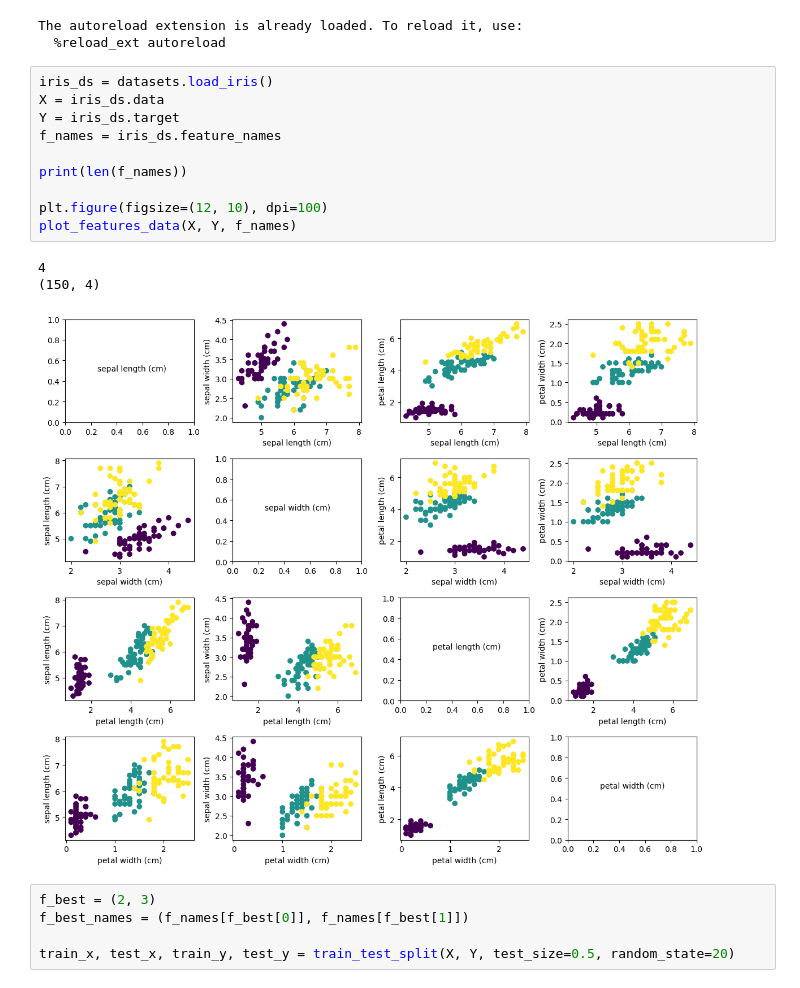
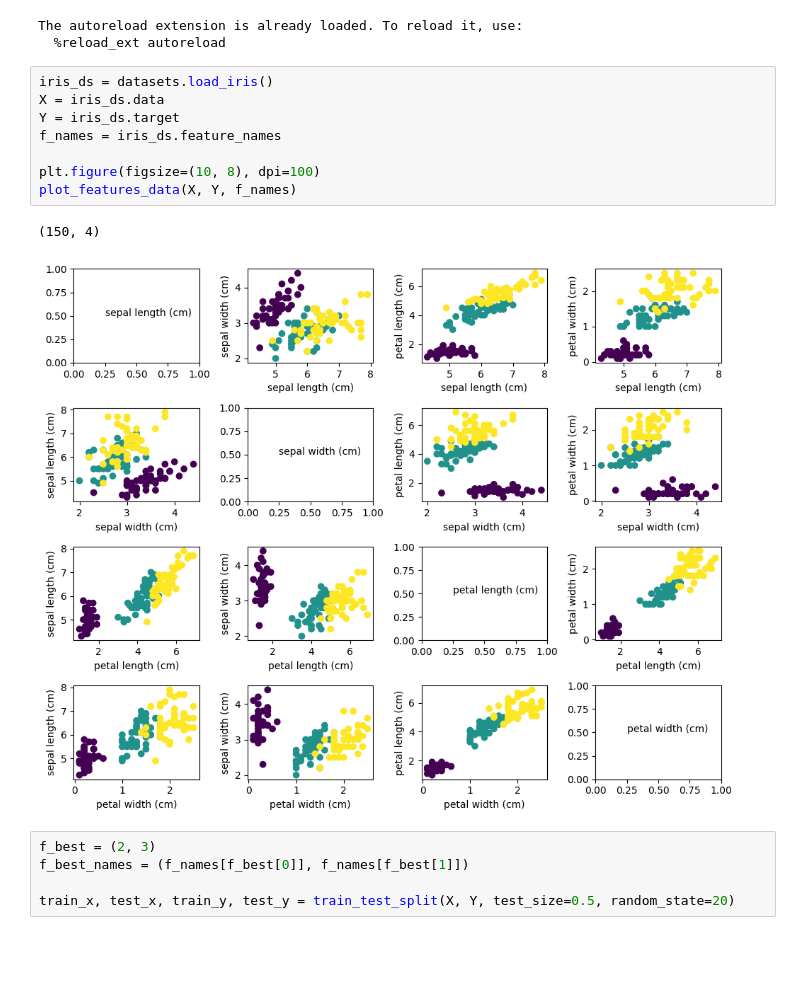
Before and after one commit to goglom/ML, a Jupyter notebook: Problem_2/Problem_2.ipynb, the cells around one changed output. Drawn from its saved outputs; the diff is of its cells as text; blank space fills up the shorter version.

```diff
--- a/Problem_2/Problem_2.ipynb
+++ b/Problem_2/Problem_2.ipynb
@@ -14,17 +14,14 @@ The autoreload extension is already loaded. To reload it, use:
 # %%
 iris_ds = datasets.load_iris()
 X = iris_ds.data
 Y = iris_ds.target
 f_names = iris_ds.feature_names
 
-print(len(f_names))
-
-plt.figure(figsize=(12, 10), dpi=100)
+plt.figure(figsize=(10, 8), dpi=100)
 plot_features_data(X, Y, f_names)
 # %% [output]
-4
 (150, 4)
-[figure, old version]
+[figure, new version]
 # %%
 f_best = (2, 3)
 f_best_names = (f_names[f_best[0]], f_names[f_best[1]])
```
Also changed, not shown: parts of 2 cells of this notebook, 1 other file.
